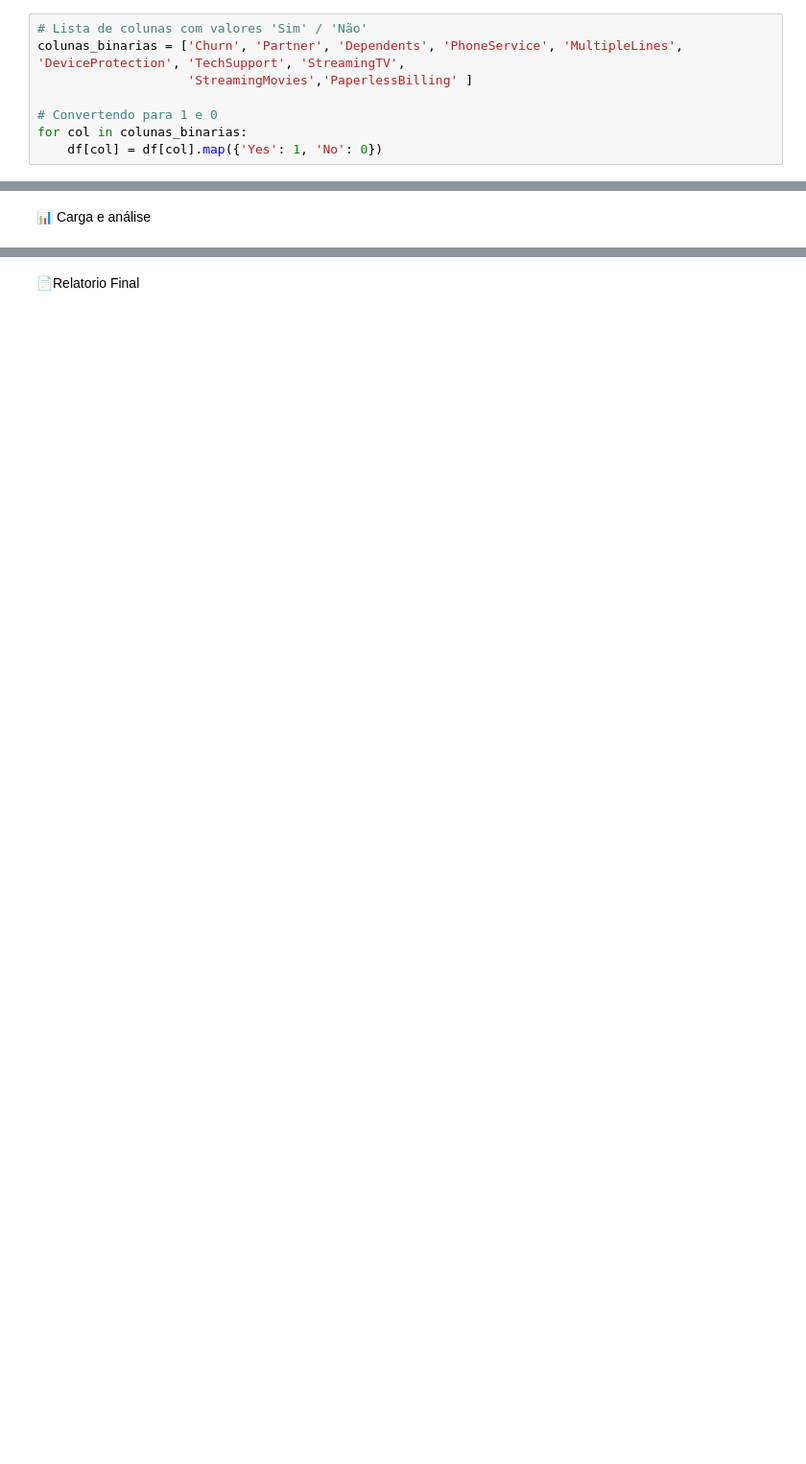
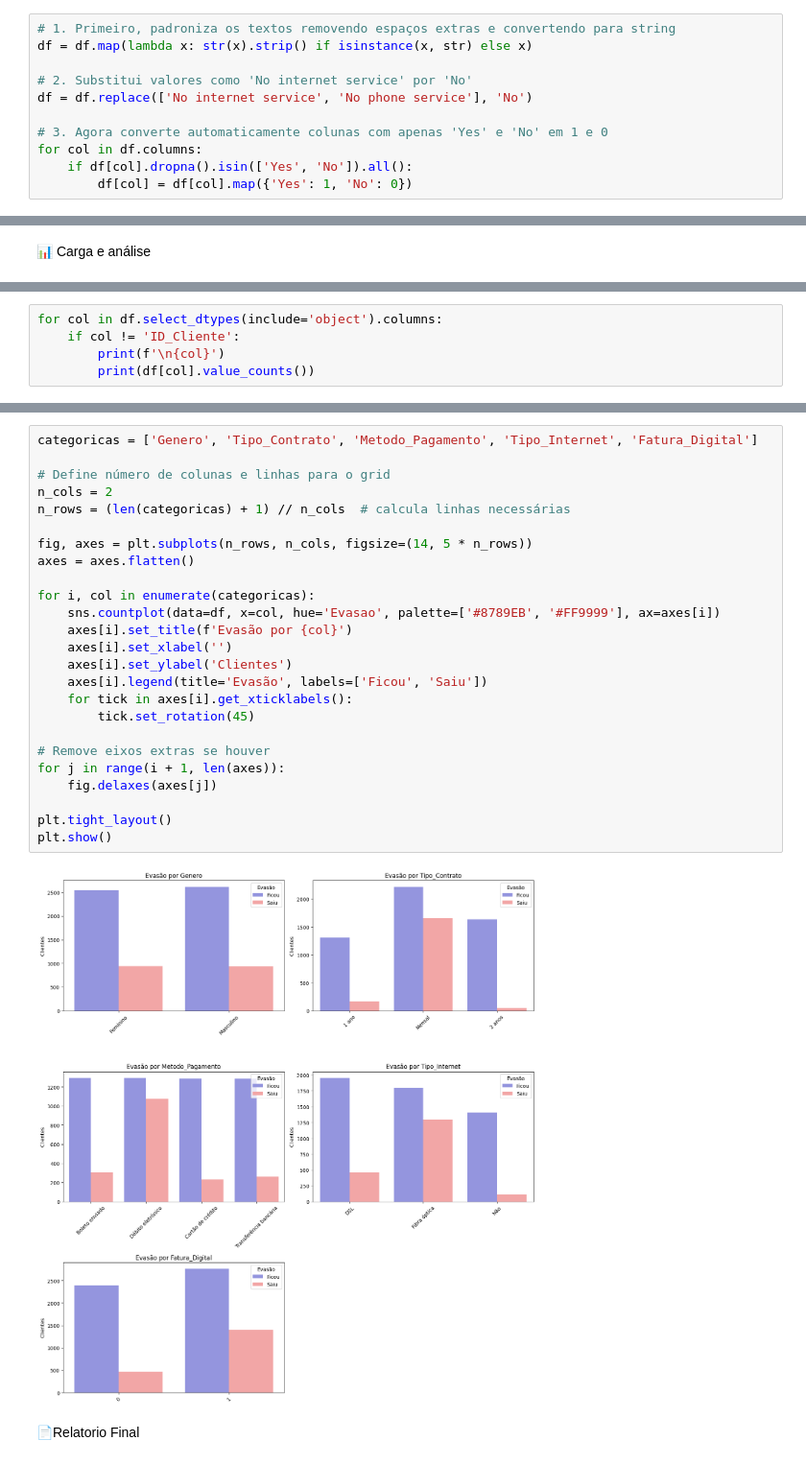
Before and after one commit to DennerCaleare/Desafio-1, a Jupyter notebook: TelecomX_BR.ipynb, the cells around one changed output, grey strips where cells are left out. Shown at 96% size. Drawn from its saved outputs; the diff is of its cells as text; blank space fills up the shorter version.

```diff
--- a/TelecomX_BR.ipynb
+++ b/TelecomX_BR.ipynb
@@ -201,10 +202,13 @@ print(df.columns.tolist())
 # %% [output]
 ['customerID', 'Churn', 'gender', 'SeniorCitizen', 'Partner', 'Dependents', 'tenure', 'PhoneService', 'MultipleLines', 'InternetService', 'OnlineSecurity', 'OnlineBackup', 'DeviceProtection', 'TechSup ...
 # %%
-# Lista de colunas com valores 'Sim' / 'Não'
-colunas_binarias = ['Churn', 'Partner', 'Dependents', 'PhoneService', 'MultipleLines', 'DeviceProtection', 'TechSupport', 'StreamingTV',
-                    'StreamingMovies','PaperlessBilling' ]
+# 1. Primeiro, padroniza os textos removendo espaços extras e convertendo para string
+df = df.map(lambda x: str(x).strip() if isinstance(x, str) else x)
 
-# Convertendo para 1 e 0
-for col in colunas_binarias:
-    df[col] = df[col].map({'Yes': 1, 'No': 0})
+# 2. Substitui valores como 'No internet service' por 'No'
+df = df.replace(['No internet service', 'No phone service'], 'No')
+
+# 3. Agora converte automaticamente colunas com apenas 'Yes' e 'No' em 1 e 0
+for col in df.columns:
+    if df[col].dropna().isin(['Yes', 'No']).all():
+        df[col] = df[col].map({'Yes': 1, 'No': 0})
@@ -214,0 +332,5 @@ for col in colunas_binarias:
+# %%
+for col in df.select_dtypes(include='object').columns:
+    if col != 'ID_Cliente':
+        print(f'\n{col}')
+        print(df[col].value_counts())
@@ -215,2 +381,29 @@ for col in colunas_binarias:
+# %%
+categoricas = ['Genero', 'Tipo_Contrato', 'Metodo_Pagamento', 'Tipo_Internet', 'Fatura_Digital']
+
+# Define número de colunas e linhas para o grid
+n_cols = 2
+n_rows = (len(categoricas) + 1) // n_cols  # calcula linhas necessárias
+
+fig, axes = plt.subplots(n_rows, n_cols, figsize=(14, 5 * n_rows))
+axes = axes.flatten()
+
+for i, col in enumerate(categoricas):
+    sns.countplot(data=df, x=col, hue='Evasao', palette=['#8789EB', '#FF9999'], ax=axes[i])
+    axes[i].set_title(f'Evasão por {col}')
+    axes[i].set_xlabel('')
+    axes[i].set_ylabel('Clientes')
+    axes[i].legend(title='Evasão', labels=['Ficou', 'Saiu'])
+    for tick in axes[i].get_xticklabels():
+        tick.set_rotation(45)
+
+# Remove eixos extras se houver
+for j in range(i + 1, len(axes)):
+    fig.delaxes(axes[j])
+
+plt.tight_layout()
+plt.show()
+# %% [output]
+[figure, added]
 # %% [markdown]
 📄Relatorio Final
```
Also changed, not shown: parts of 9 cells of this notebook.
